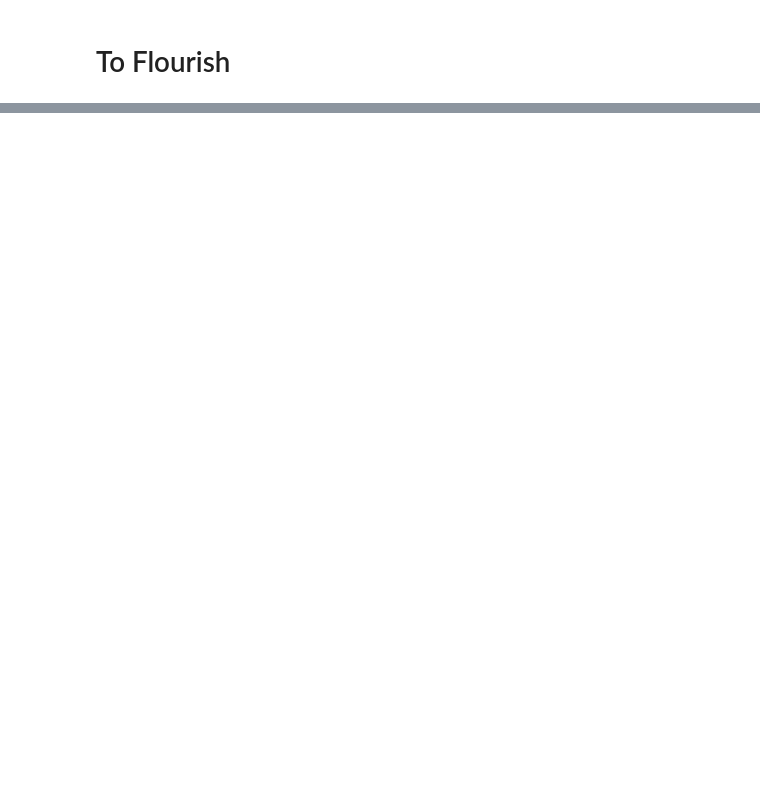
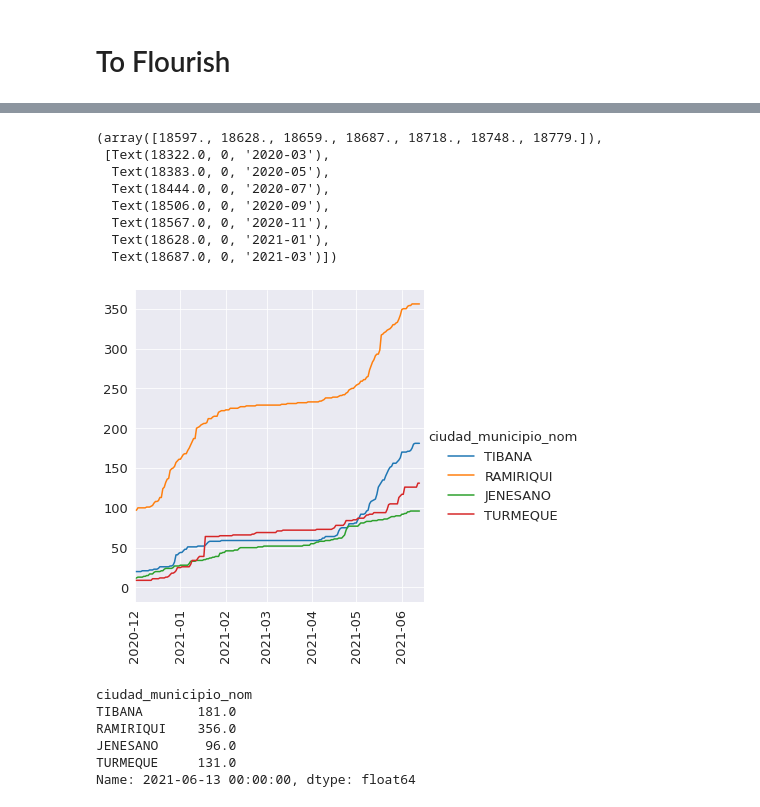
Before and after one commit to JC-AlfonsoR/covid_data_col, a Jupyter notebook: graphics.ipynb, the cells around one changed output, grey strips where cells are left out. Drawn from its saved outputs; the diff is of its cells as text; code cells hidden in the pictures; blank space fills up the shorter version.

Commit message:
Include a data manipulation section for exporting data to flourish

```diff
--- a/graphics.ipynb
+++ b/graphics.ipynb
@@ -562,0 +567,5 @@ to_flourish.to_csv("timeSeries_Boyaca.csv", date_format='%Y/%m/%d')
+# %%
+# Explore relationships between dates
+df["diff"] = (df["f_reporte_web"] - df["f_notificacion"]) / np.timedelta64(1, 'D')
+print("All data\n", df["diff"].describe(), "\n\n")
+print("When f_reporte_web > f_notification\n", df.query("diff>0")["diff"].describe())
@@ -562,0 +610,20 @@ to_flourish.to_csv("timeSeries_Boyaca.csv", date_format='%Y/%m/%d')
+# %%
+# Data to expor to Flourish
+# Create time series of new cases
+
+# Create acumulate time series using pivot tables
+notified_cases = df.pivot_table(index="f_notificacion",
+                                  values="id_de_caso",
+                                  columns="ciudad_municipio_nom",
+                                  aggfunc=np.count_nonzero)
+cum_notified_cases = notified_cases.sort_index(ascending=True).cumsum()
+
+
+# Resample time series
+d_min = df["f_notificacion"].min()
+d_max = df["f_notificacion"].max()
+t_index = pd.date_range(start=d_min, end=d_max, freq='D')
+print("Initial & Final Dates", d_min, d_max, sep="\n")
+
+# Use pad() to fill NaN values to the front and fillna(0) to fill the remaining NaN with 0
+r_cum_notified_cases = cum_notified_cases.reindex(t_index).pad().fillna(0)
@@ -562,0 +690,27 @@ to_flourish.to_csv("timeSeries_Boyaca.csv", date_format='%Y/%m/%d')
+# %%
+towns = ["TIBANA", "RAMIRIQUI", "JENESANO","TURMEQUE"]
+g = sns.relplot(data=r_cum_notified_cases[towns],
+           kind='line',
+           dashes=False)
+
+plt.xlim([np.datetime64("2020-12-01"),download_date])
+plt.xticks(rotation=90)
+# %% [output]
+(array([18597., 18628., 18659., 18687., 18718., 18748., 18779.]),
+ [Text(18322.0, 0, '2020-03'),
+  Text(18383.0, 0, '2020-05'),
+  Text(18444.0, 0, '2020-07'),
+  Text(18506.0, 0, '2020-09'),
+  Text(18567.0, 0, '2020-11'),
+  Text(18628.0, 0, '2021-01'),
+  Text(18687.0, 0, '2021-03')])
+[figure, added]
+# %%
+print(r_cum_notified_cases[towns].iloc[-1])
+# %% [output]
+ciudad_municipio_nom
+TIBANA       181.0
+RAMIRIQUI    356.0
+JENESANO      96.0
+TURMEQUE     131.0
+Name: 2021-06-13 00:00:00, dtype: float64
```
Also changed, not shown: parts of 27 cells of this notebook.
